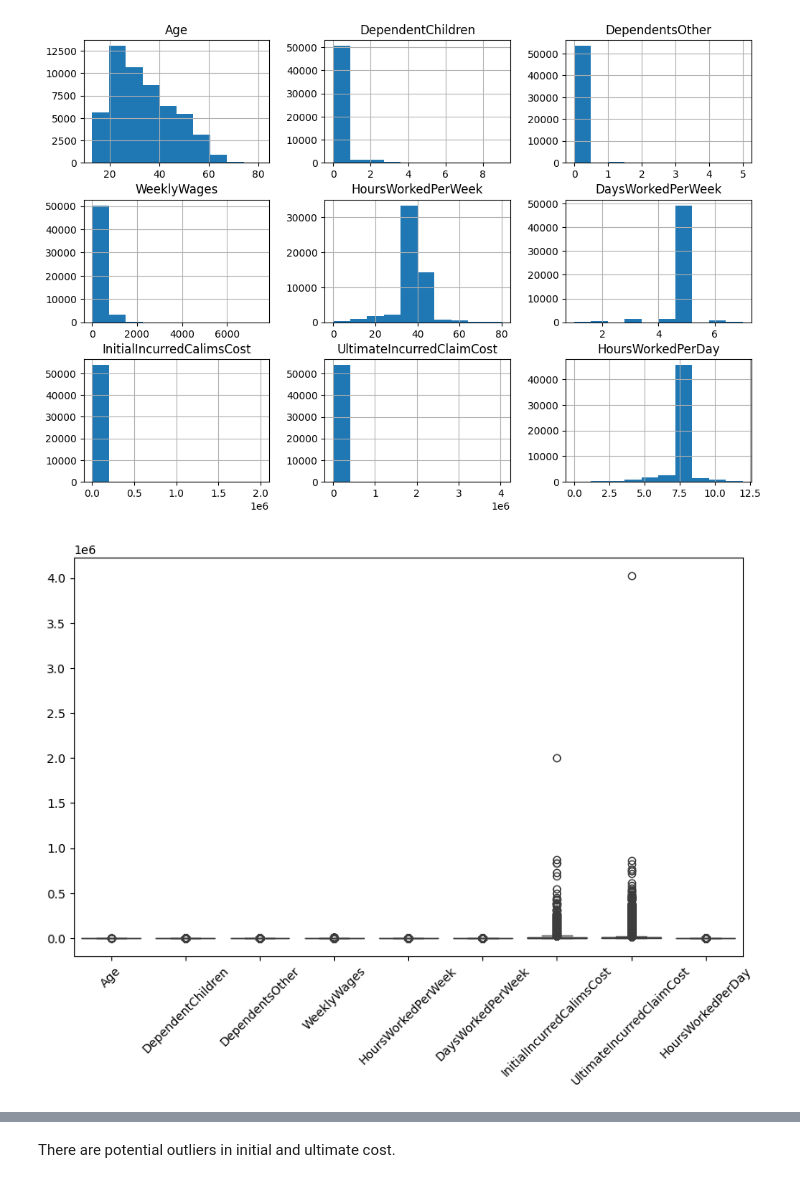
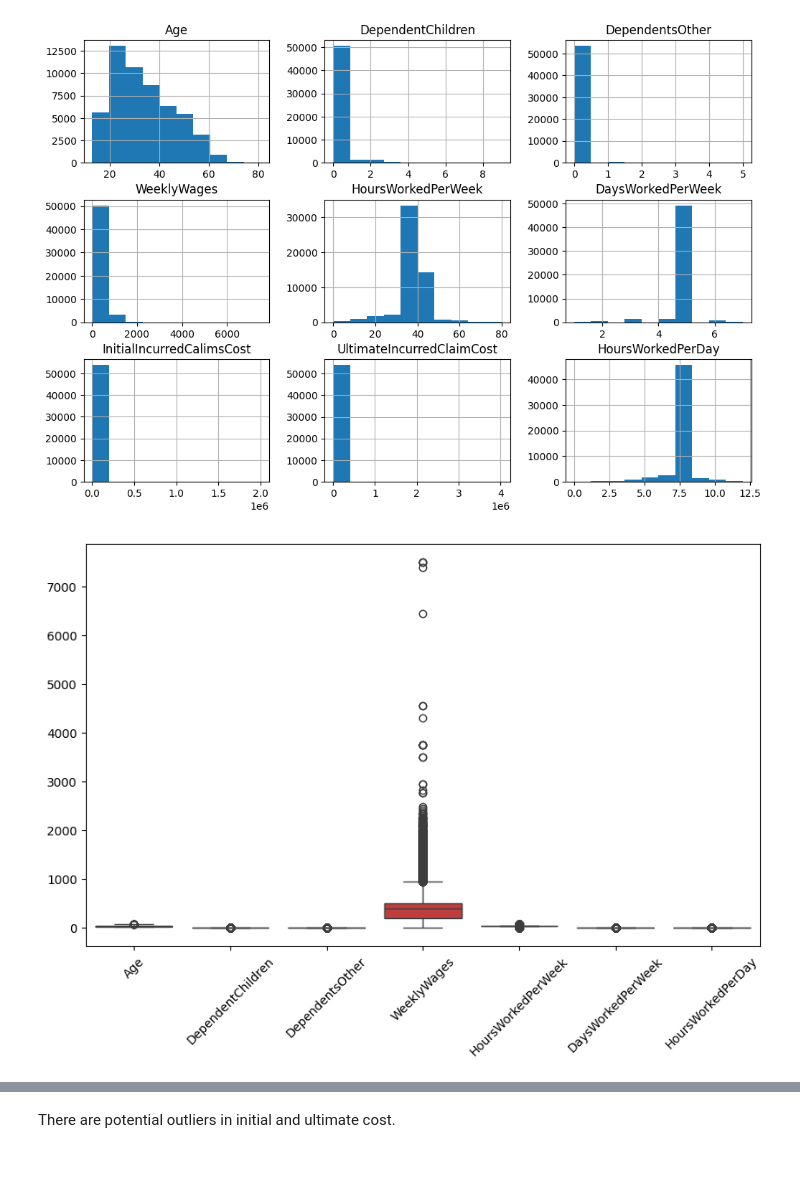
Before and after one commit to brienpike/STA160_Final_Project, a Jupyter notebook: EDA.ipynb, the cells around one changed output, grey strips where cells are left out. Saved outputs shown, nothing was run; the diff lists cells and outputs as text; code cells hidden in the pictures.

```diff
--- a/EDA.ipynb
+++ b/EDA.ipynb
@@ -170,8 +170,8 @@ plt.show()
 [figure]
 # %%
 plt.figure(figsize=(10, 6))
-sns.boxplot(data=df.select_dtypes(include='number'))
+sns.boxplot(data=df.select_dtypes(include='number').drop(columns=['InitialIncurredCalimsCost', 'UltimateIncurredClaimCost']))
 plt.xticks(rotation=45)
 plt.show()
 # %% [output]
-[figure, old version]
+[figure, new version]
```
Also changed, not shown: parts of 7 cells of this notebook, 32 other files.
